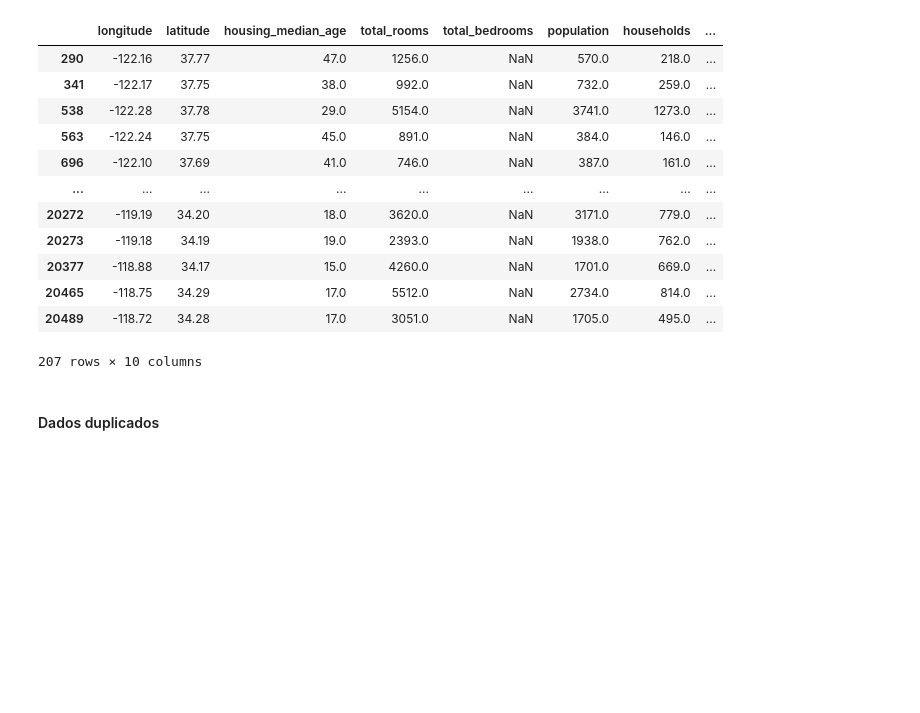
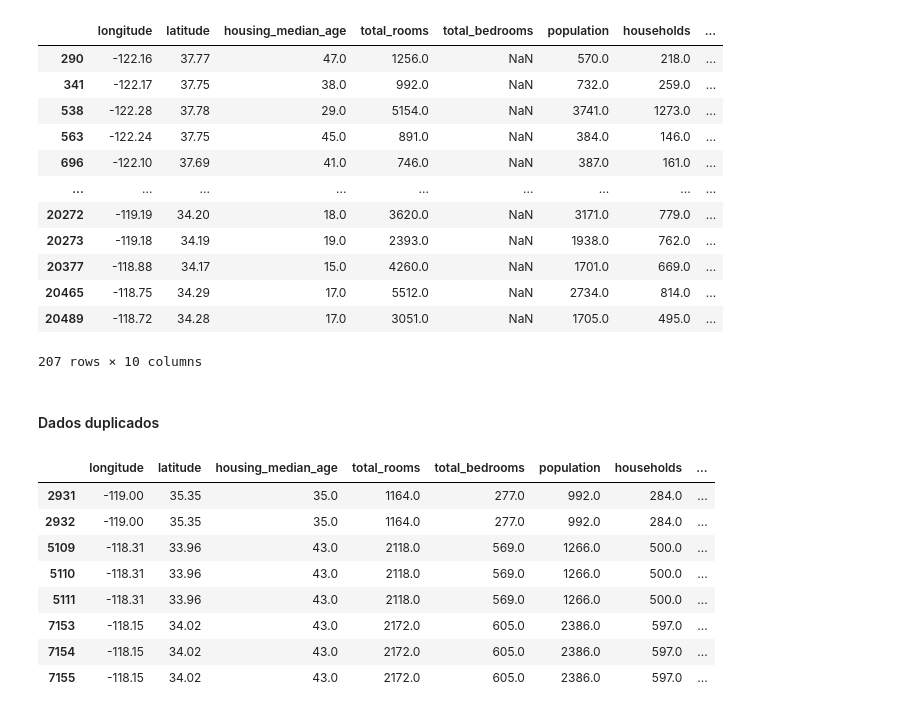
Before and after one commit to datawaybr/EMKS-0001-PYTHON-PARA-ENGENHARIA-DE-MACHINE-LEARNING-KICKSTART, a Jupyter notebook: data_handling/handling.ipynb, the cells around one changed output. Cells and saved outputs as stored; diff of their text form; code cells hidden in the pictures; blank space fills up the shorter version.

```diff
--- a/data_handling/handling.ipynb
+++ b/data_handling/handling.ipynb
@@ -79,3 +79,15 @@ df[df['total_bedrooms'].isna()]
 #### Dados duplicados
 # %%
 df = pd.read_csv('../data/housing.csv')
+# %%
+df[df.duplicated(keep=False)]
+# %% [output]
+|  | longitude | latitude | housing_median_age | total_rooms | total_bedrooms | population | households | ... |
+| 2931 | -119.00 | 35.35 | 35.0 | 1164.0 | 277.0 | 992.0 | 284.0 | ... |
+| 2932 | -119.00 | 35.35 | 35.0 | 1164.0 | 277.0 | 992.0 | 284.0 | ... |
+| 5109 | -118.31 | 33.96 | 43.0 | 2118.0 | 569.0 | 1266.0 | 500.0 | ... |
+| 5110 | -118.31 | 33.96 | 43.0 | 2118.0 | 569.0 | 1266.0 | 500.0 | ... |
+| 5111 | -118.31 | 33.96 | 43.0 | 2118.0 | 569.0 | 1266.0 | 500.0 | ... |
+| 7153 | -118.15 | 34.02 | 43.0 | 2172.0 | 605.0 | 2386.0 | 597.0 | ... |
+| 7154 | -118.15 | 34.02 | 43.0 | 2172.0 | 605.0 | 2386.0 | 597.0 | ... |
+| 7155 | -118.15 | 34.02 | 43.0 | 2172.0 | 605.0 | 2386.0 | 597.0 | ... |
```
Also changed, not shown: parts of 13 cells of this notebook.
